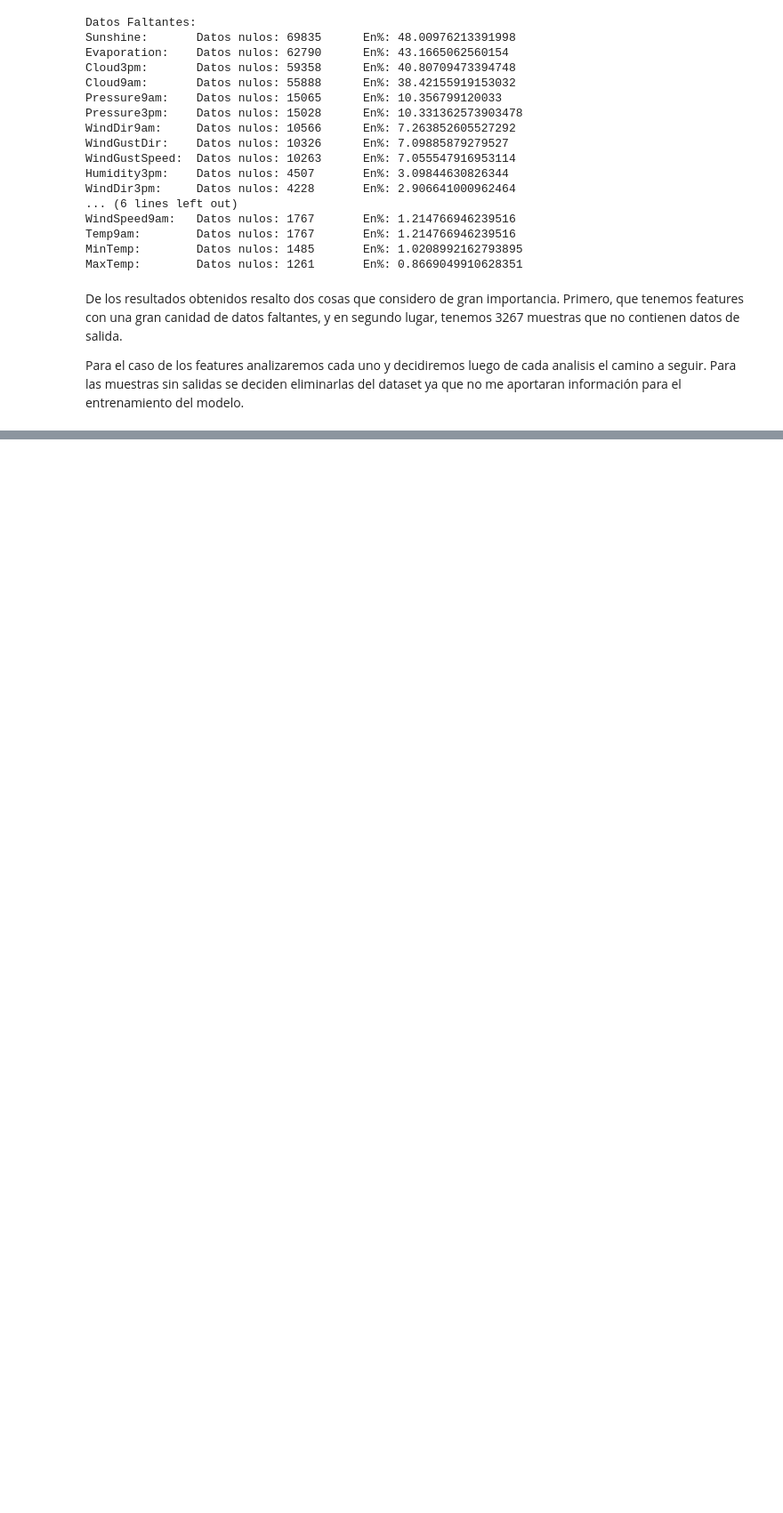
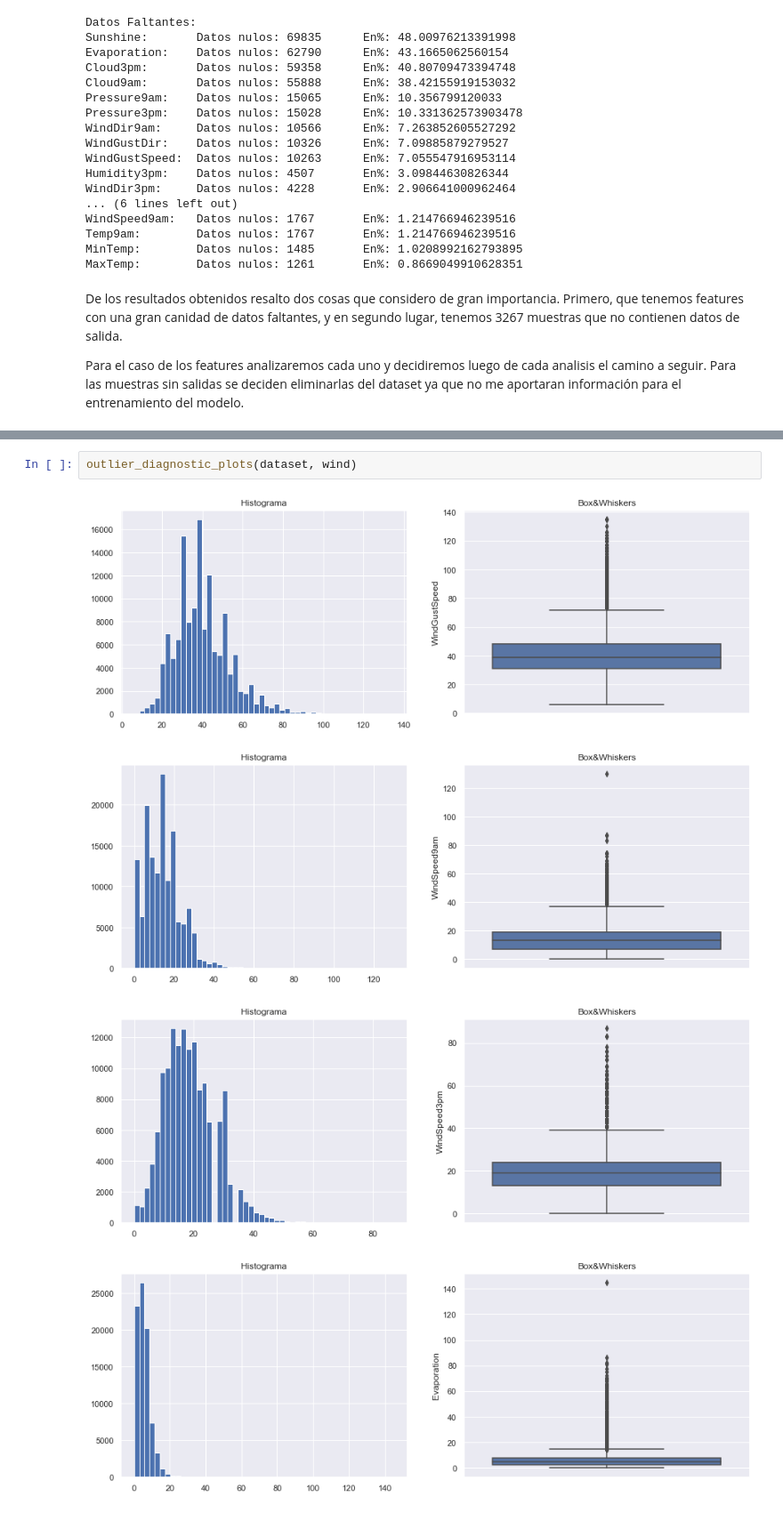
Before and after one commit to AguAcerbo/Carrera-de-Especializacion-en-IA, a Jupyter notebook: B2-Data_Analisis/Trabajo_Final/TP_Integrador_Análisis_de_datos.ipynb, the cells around one changed output, grey strips where cells are left out. Shown at 89% size. Drawn from its saved outputs; the diff is of its cells as text; blank space fills up the shorter version.

```diff
--- a/B2-Data_Analisis/Trabajo_Final/TP_Integrador_Análisis_de_datos.ipynb
+++ b/B2-Data_Analisis/Trabajo_Final/TP_Integrador_Análisis_de_datos.ipynb
@@ -266,0 +259,7 @@ display_dataset_distributions(dataset)
+# %%
+outlier_diagnostic_plots(dataset, wind)
+# %% [output]
+[figure, added]
+[figure, added]
+[figure, added]
+[figure, added]
```
Also changed, not shown: parts of 9 cells of this notebook, 1 other file.
